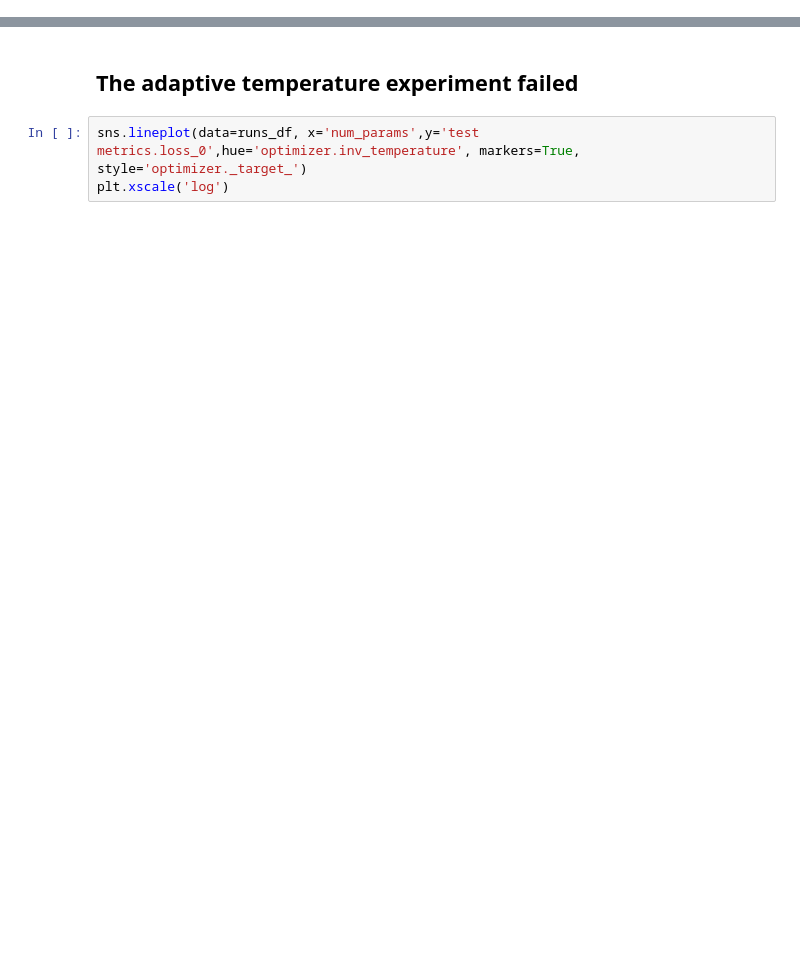
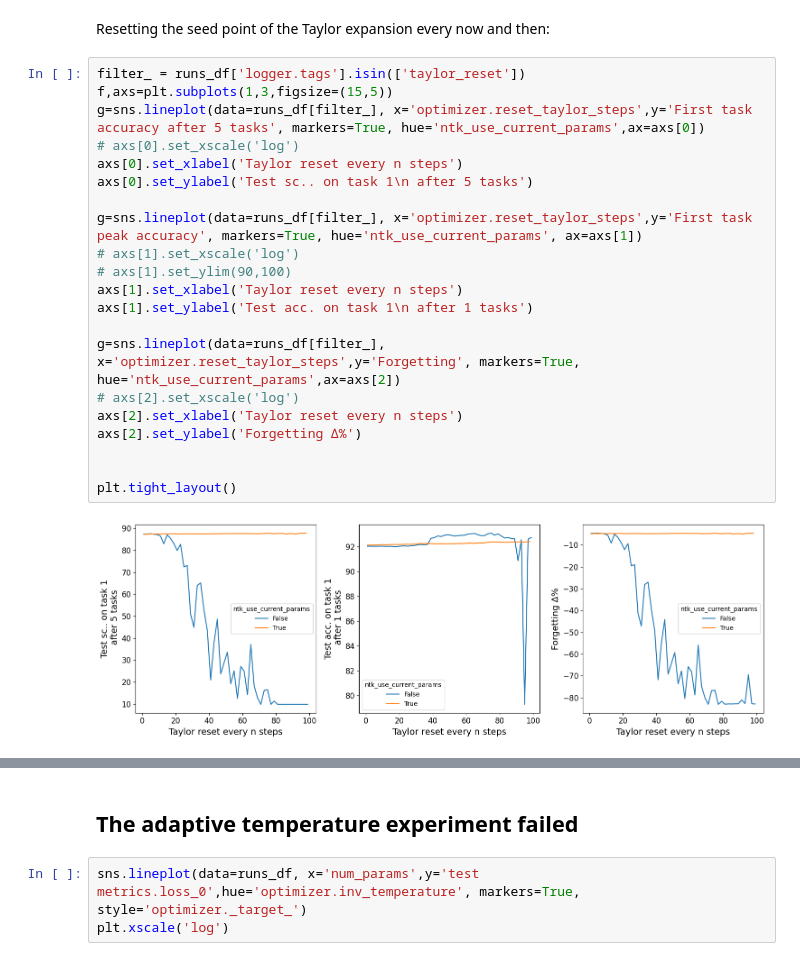
Before and after one commit to ZadorLaboratory/NeuralTangentEnsemble, a Jupyter notebook: figures/wandb_plotting.ipynb, the cells around one changed output, grey strips where cells are left out. Saved outputs shown, nothing was run; the diff lists cells and outputs as text; blank space fills up the shorter version.

```diff
--- a/figures/wandb_plotting.ipynb
+++ b/figures/wandb_plotting.ipynb
@@ -67,0 +79,25 @@ runs_df[filter_][['num_params', 'model.features_per_layer', 'model.nlayers', 'mo
+# %% [markdown]
+Resetting the seed point of the Taylor expansion every now and then:
+# %%
+filter_ = runs_df['logger.tags'].isin(['taylor_reset'])
+f,axs=plt.subplots(1,3,figsize=(15,5))
+g=sns.lineplot(data=runs_df[filter_], x='optimizer.reset_taylor_steps',y='First task accuracy after 5 tasks', markers=True, hue='ntk_use_current_params',ax=axs[0])
+# axs[0].set_xscale('log')
+axs[0].set_xlabel('Taylor reset every n steps')
+axs[0].set_ylabel('Test sc.. on task 1\n after 5 tasks')
+
+g=sns.lineplot(data=runs_df[filter_], x='optimizer.reset_taylor_steps',y='First task peak accuracy', markers=True, hue='ntk_use_current_params', ax=axs[1])
+# axs[1].set_xscale('log')
+# axs[1].set_ylim(90,100)
+axs[1].set_xlabel('Taylor reset every n steps')
+axs[1].set_ylabel('Test acc. on task 1\n after 1 tasks')
+
+g=sns.lineplot(data=runs_df[filter_], x='optimizer.reset_taylor_steps',y='Forgetting', markers=True, hue='ntk_use_current_params',ax=axs[2])
+# axs[2].set_xscale('log')
+axs[2].set_xlabel('Taylor reset every n steps')
+axs[2].set_ylabel('Forgetting ∆%')
+
+
+plt.tight_layout()
+# %% [output]
+[figure, added]
```
Also changed, not shown: parts of 18 cells of this notebook.
